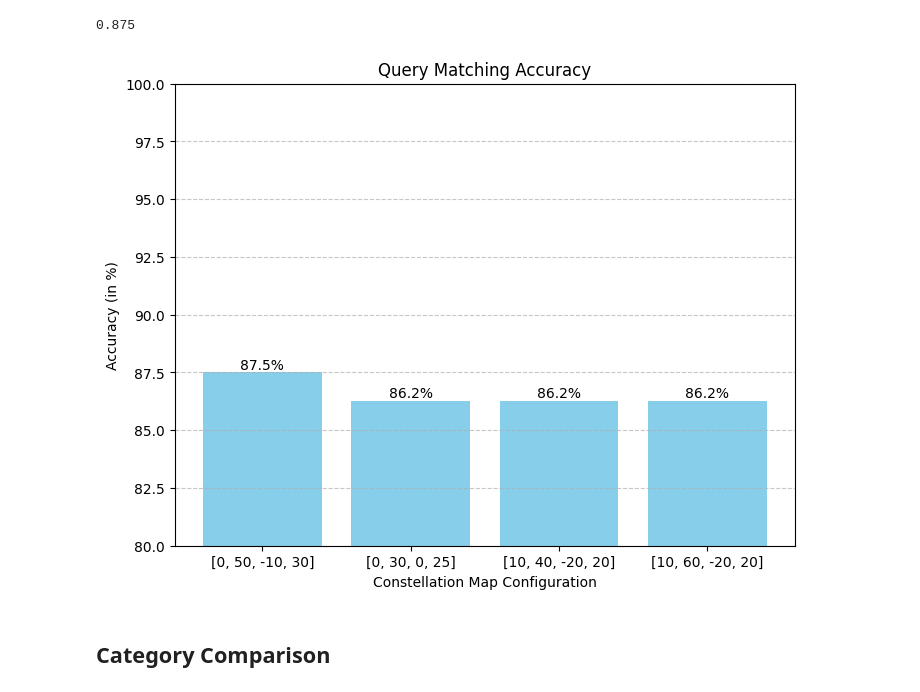
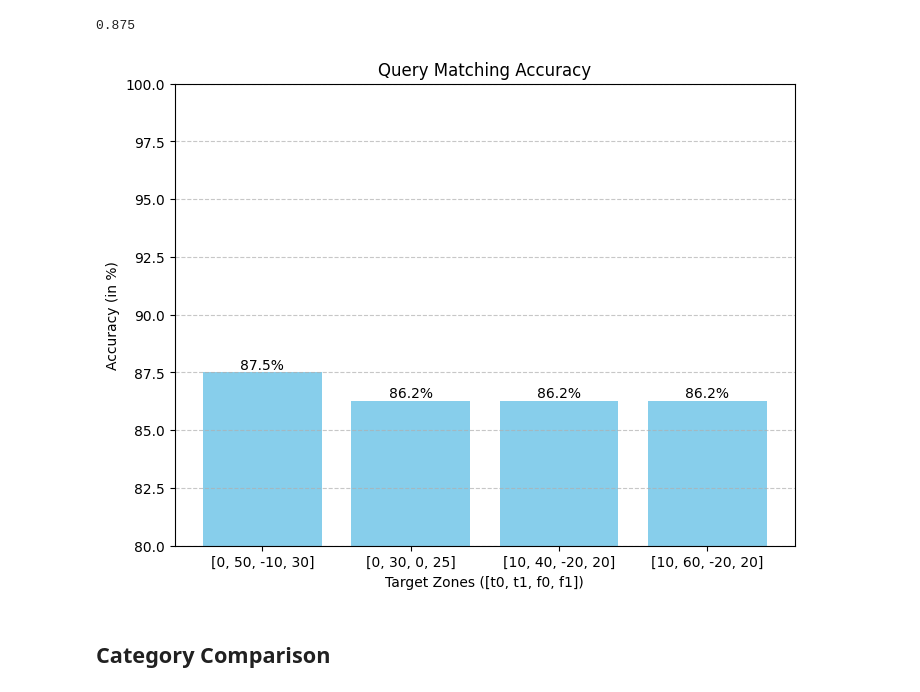
Before and after one commit to Konstiu/Music-Information-Retrieval, a Jupyter notebook: MS2.2.ipynb, the cells around one changed output. Cells and saved outputs as stored; diff of their text form; code cells hidden in the pictures.

```diff
--- a/MS2.2.ipynb
+++ b/MS2.2.ipynb
@@ -831,34 +831,34 @@ Average Time: 198.61s
 # %%
 import matplotlib.pyplot as plt
 
 
 accuracies = [get_accuracy(None, matches_1), get_accuracy(None, matches_2), get_accuracy(None, matches_2), get_accuracy(None, matches_2)]
 
 # Values to plot
 labels = [(f'[{config["time_min_offset"]}, {config["time_max_offset"]}, {config["freq_min_offset"]}, {config["freq_max_offset"]}]') for config in configs]
 values = [ac*100 for ac in accuracies]
 
 
 # Creating the bar plot
 plt.figure(figsize=(8, 6))
 bars = plt.bar(labels, values, color='skyblue')
 
 # Adding percentages above the bars
 for bar, value in zip(bars, values):
     plt.text(bar.get_x() + bar.get_width() / 2, bar.get_height() + 0.02,
              f'{value:.1f}%', ha='center', va='bottom', fontsize=10)
 
 # Adding title and labels
 plt.title('Query Matching Accuracy')
-plt.xlabel('Constellation Map Configuration')
+plt.xlabel('Target Zones ([t0, t1, f0, f1])')
 plt.ylabel('Accuracy (in %)')
 plt.ylim(80, 100)  # Leave some space above the bars for annotations
 plt.grid(axis='y', linestyle='--', alpha=0.7)
 
 # Display the plot
 plt.show()
 # %% [output]
-[figure, old version]
+[figure, new version]
 # %% [markdown]
 ## Category Comparison
 # %% [markdown]
```
